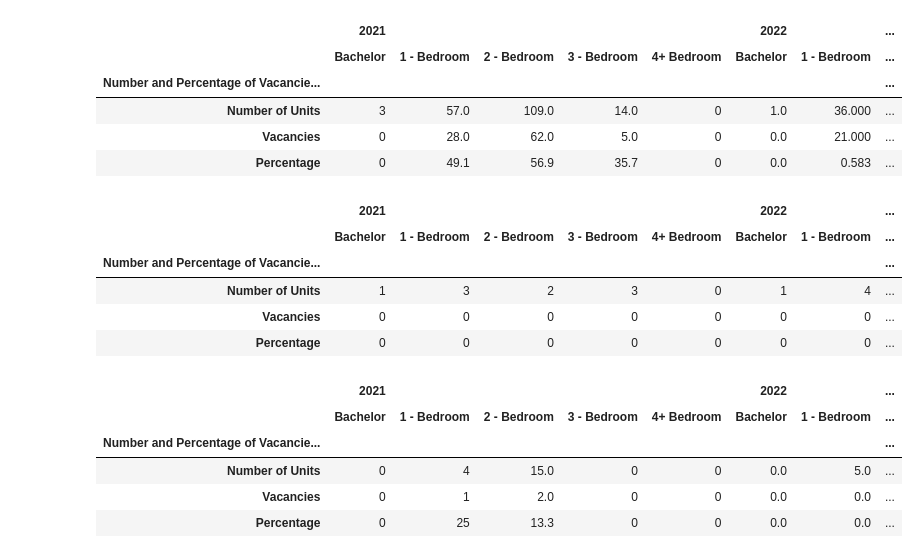
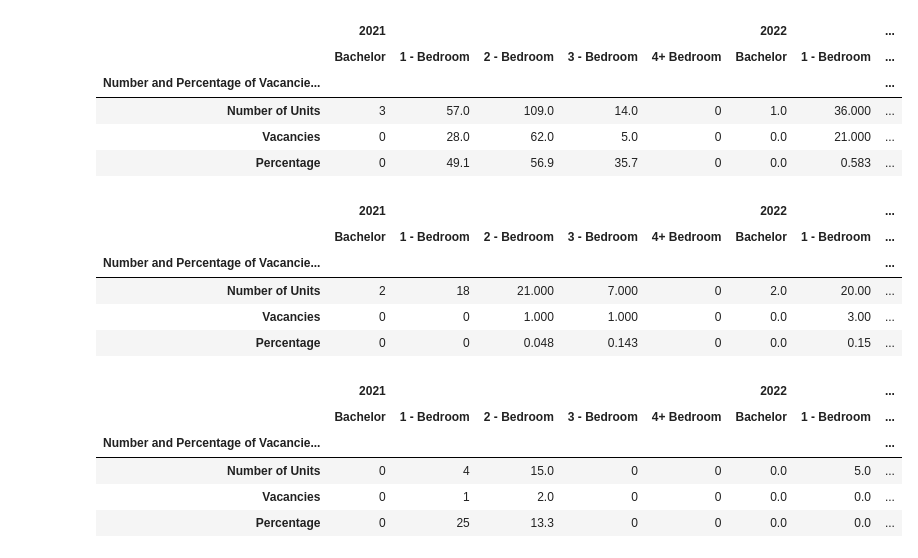
Before and after one commit to Mathemusician1729/DATA-221-Project, a Jupyter notebook: Matthew.ipynb, the cells around one changed output. Saved outputs shown, nothing was run; the diff lists cells and outputs as text; code cells hidden in the pictures.

```diff
--- a/Matthew.ipynb
+++ b/Matthew.ipynb
@@ -107,16 +107,8 @@ Reasons why I chose these towns:
 -------------
 # %%
 # Tuples for multilevel index where outer is the two years and inner is the unit type
-multigrouping = [("2021", "Bachelor"),
-                    ("2021", "1 - Bedroom"),
-                    ("2021", "2 - Bedroom"),
-                    ("2021", "3 - Bedroom"),
-                    ("2021", "4+ Bedroom"),
-                    ("2022", "Bachelor"),
-                    ("2022", "1 - Bedroom"),
-                    ("2022", "2 - Bedroom"),
-                    ("2022", "3 - Bedroom"),
-                    ("2022", "4+ Bedroom"),]
+multigrouping = [("2021", "Bachelor"),("2021", "1 - Bedroom"), ("2021", "2 - Bedroom"), ("2021", "3 - Bedroom"),("2021", "4+ Bedroom"),
+                  ("2022", "Bachelor"), ("2022", "1 - Bedroom"), ("2022", "2 - Bedroom"), ("2022", "3 - Bedroom"),("2022", "4+ Bedroom"),]
 # %% [markdown]
 ## Small Towns
 # %%
@@ -182,30 +174,31 @@ foxcreek_vacancies
 | Vacancies | 0 | 28.0 | 62.0 | 5.0 | 0 | 0.0 | 21.000 | ... |
 | Percentage | 0 | 49.1 | 56.9 | 35.7 | 0 | 0.0 | 0.583 | ... |
 # %%
-tofield_vacancies = pd.read_csv("Matthew's Data/Summaries/Tofield Summary.csv")
-tofield_vacancies.set_index("Number and Percentage of Vacancies by Type of Unit", inplace=True)
-tofield_vacancies = tofield_vacancies.dropna(how='all',axis=1)
-tofield_vacancies = tofield_vacancies.dropna(how='all',axis=0)
+falher_vacancies = pd.read_csv("Matthew's Data/Summaries/Falher Summary.csv")
+falher_vacancies.set_index("Number and Percentage of Vacancies by Type of Unit", inplace=True)
+falher_vacancies = falher_vacancies.dropna(how='all',axis=1)
+falher_vacancies = falher_vacancies.dropna(how='all',axis=0)
 
-tofield_vacancies_2021 = pd.DataFrame({
-    "Bachelor": [1,0,0],
-    "1 - Bedroom":[3,0,0],
-    "2 - Bedroom": [2,0,0],
-    "3 - Bedroom": [3,0,0],
+falher_vacancies_2021 = pd.DataFrame({
+    "Bachelor": [2,0,0],
+    "1 - Bedroom":[18,0,0],
+    "2 - Bedroom": [21, 1, 0.048],
+    "3 - Bedroom": [7, 1, 0.143],
     "4+ Bedroom": [0,0,0]})
 
-tofield_vacancies_2021.index = attributes
-tofield_vacancies = pd.concat([tofield_vacancies_2021, tofield_vacancies], axis=1)
+falher_vacancies_2021.index = attributes
+falher_vacancies = pd.concat([falher_vacancies_2021, falher_vacancies], axis=1)
 
-tofield_vacancies.columns = pd.MultiIndex.from_tuples(multigrouping)
-tofield_vacancies
+falher_vacancies.columns = pd.MultiIndex.from_tuples(multigrouping)
+
+falher_vacancies
 # %% [output]
 |  | 2021 |  |  |  |  | 2022 |  | ... |
 |  | Bachelor | 1 - Bedroom | 2 - Bedroom | 3 - Bedroom | 4+ Bedroom | Bachelor | 1 - Bedroom | ... |
 | Number and Percentage of Vacancie... |  |  |  |  |  |  |  | ... |
-| Number of Units | 1 | 3 | 2 | 3 | 0 | 1 | 4 | ... |
-| Vacancies | 0 | 0 | 0 | 0 | 0 | 0 | 0 | ... |
-| Percentage | 0 | 0 | 0 | 0 | 0 | 0 | 0 | ... |
+| Number of Units | 2 | 18 | 21.000 | 7.000 | 0 | 2.0 | 20.00 | ... |
+| Vacancies | 0 | 0 | 1.000 | 1.000 | 0 | 0.0 | 3.00 | ... |
+| Percentage | 0 | 0 | 0.048 | 0.143 | 0 | 0.0 | 0.15 | ... |
 # %%
 millet_vacancies = pd.read_csv("Matthew's Data/Summaries/Millet Summary.csv")
 millet_vacancies.set_index("Number and Percentage of Vacancies by Type of Unit", inplace=True)
```
Also changed, not shown: parts of 6 cells of this notebook, 2 other files.
